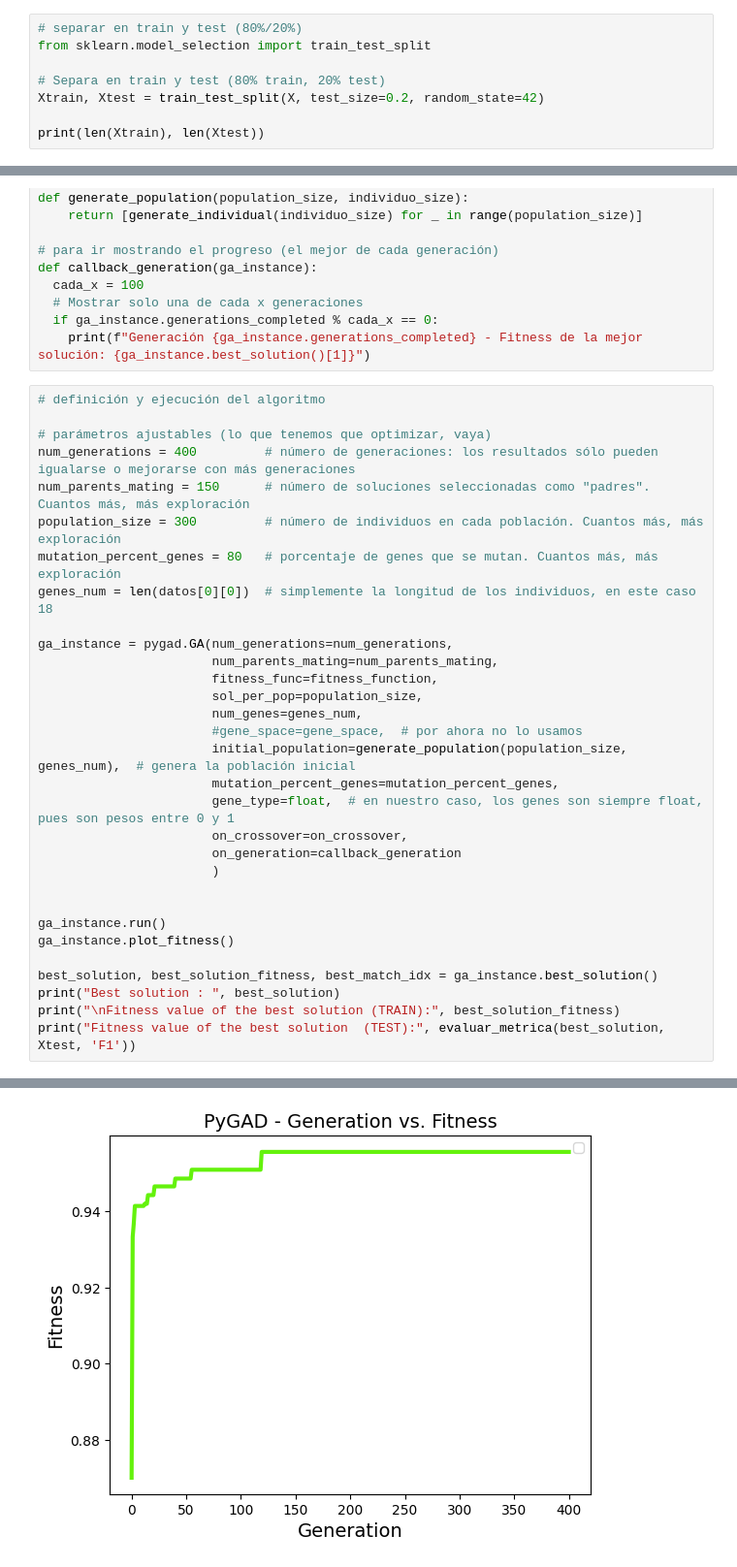
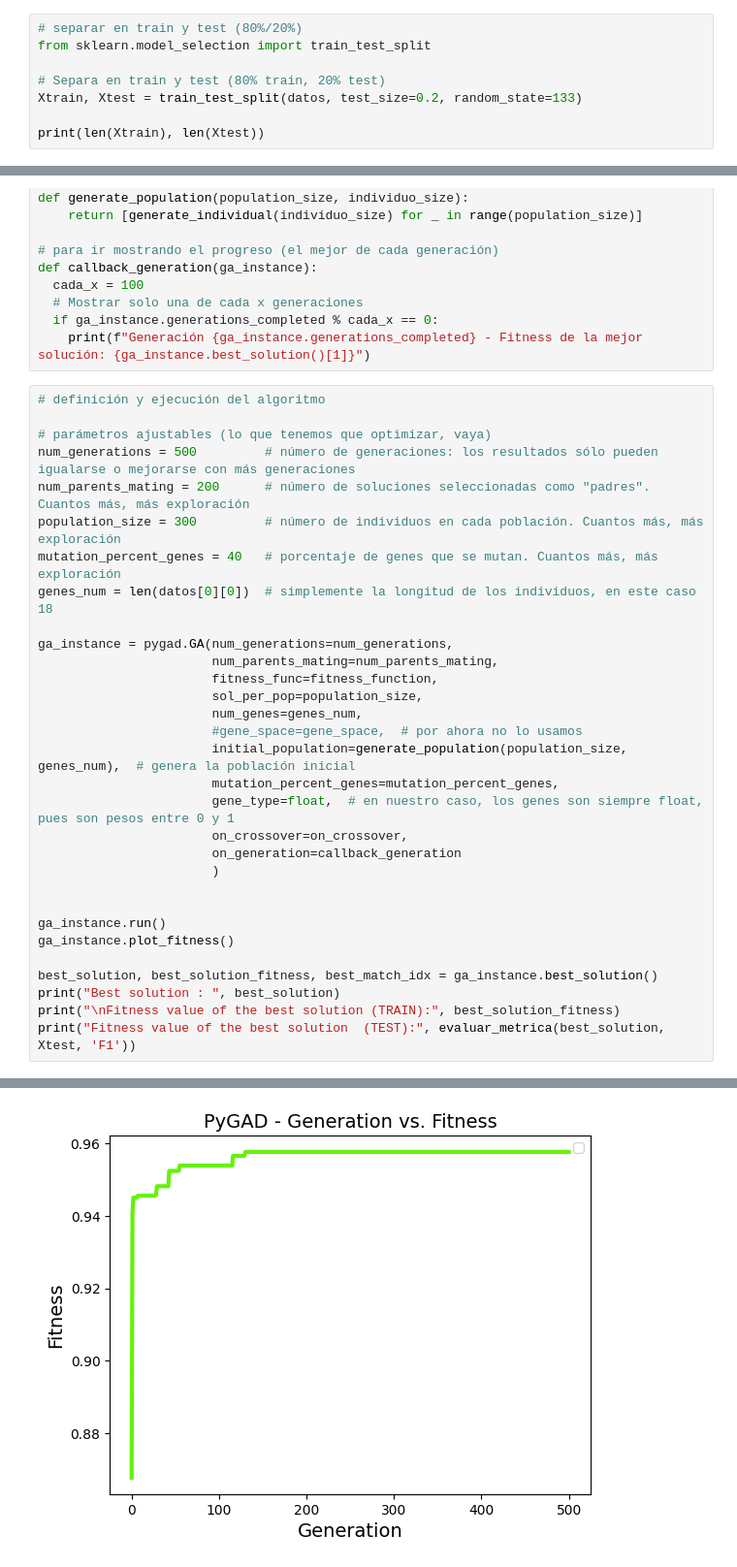
Before and after one commit to frabadd/ComputacionEvolutiva, a Jupyter notebook: CompEv_solucion1_pruebaPablo.ipynb, the cells around one changed output, grey strips where cells are left out. Shown: that part at 97% size. Drawn from its saved outputs; the diff is of its cells as text.

```diff
--- a/CompEv_solucion1_pruebaPablo.ipynb
+++ b/CompEv_solucion1_pruebaPablo.ipynb
@@ -57,7 +57,7 @@ datos[0:3]  # tres primeras filas
 from sklearn.model_selection import train_test_split
 
 # Separa en train y test (80% train, 20% test)
-Xtrain, Xtest = train_test_split(X, test_size=0.2, random_state=42)
+Xtrain, Xtest = train_test_split(datos, test_size=0.2, random_state=133)
 
 print(len(Xtrain), len(Xtest))
 # %% [output]
@@ -139,10 +139,10 @@ def callback_generation(ga_instance):
 # definición y ejecución del algoritmo
 
 # parámetros ajustables (lo que tenemos que optimizar, vaya)
-num_generations = 400         # número de generaciones: los resultados sólo pueden igualarse o mejorarse con más generaciones
-num_parents_mating = 150      # número de soluciones seleccionadas como "padres". Cuantos más, más exploración
+num_generations = 500         # número de generaciones: los resultados sólo pueden igualarse o mejorarse con más generaciones
+num_parents_mating = 200      # número de soluciones seleccionadas como "padres". Cuantos más, más exploración
 population_size = 300         # número de individuos en cada población. Cuantos más, más exploración
-mutation_percent_genes = 80   # porcentaje de genes que se mutan. Cuantos más, más exploración
+mutation_percent_genes = 40   # porcentaje de genes que se mutan. Cuantos más, más exploración
 genes_num = len(datos[0][0])  # simplemente la longitud de los individuos, en este caso 18
 
 ga_instance = pygad.GA(num_generations=num_generations,
@@ -175 +176 @@ WARNING:matplotlib.legend:No artists with labels found to put in legend.  Note t
-[figure, old version]
+[figure, new version]
```
Also changed, not shown: parts of 3 cells of this notebook, 1 other file.
